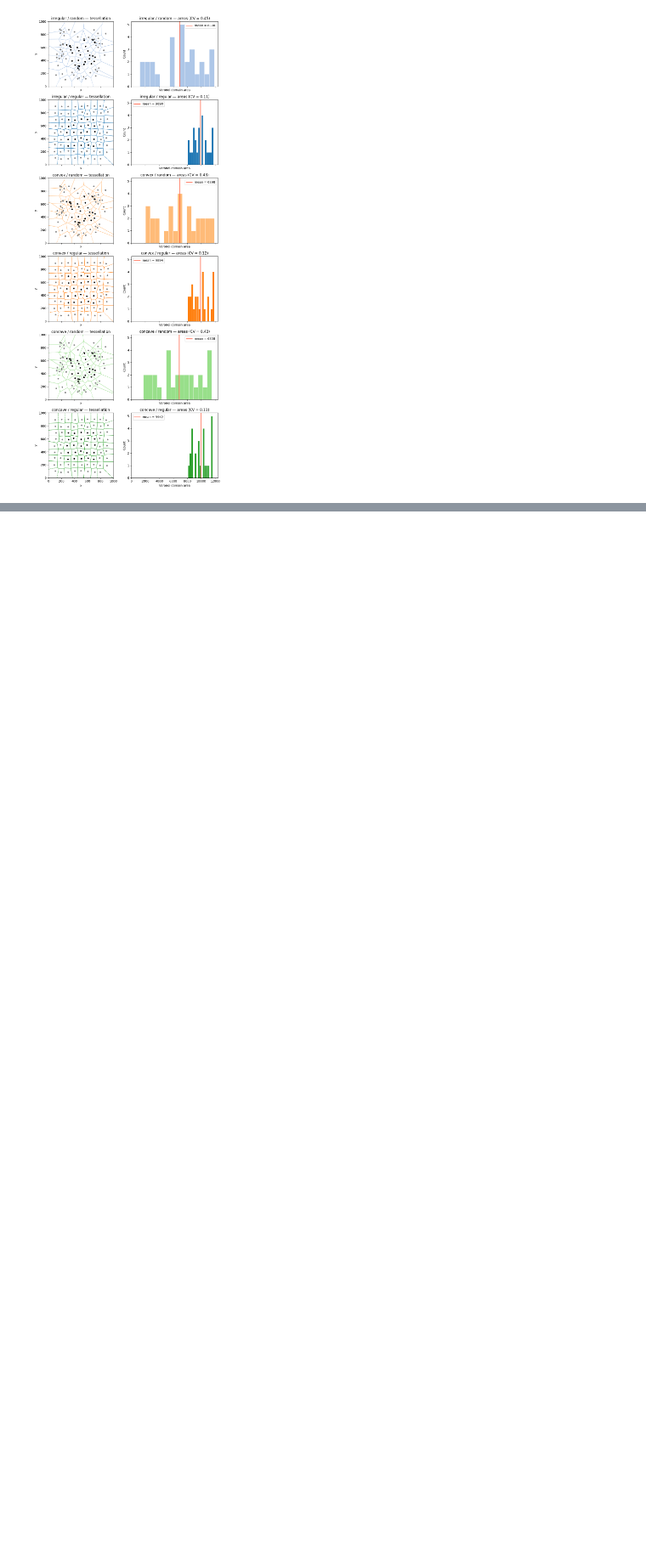
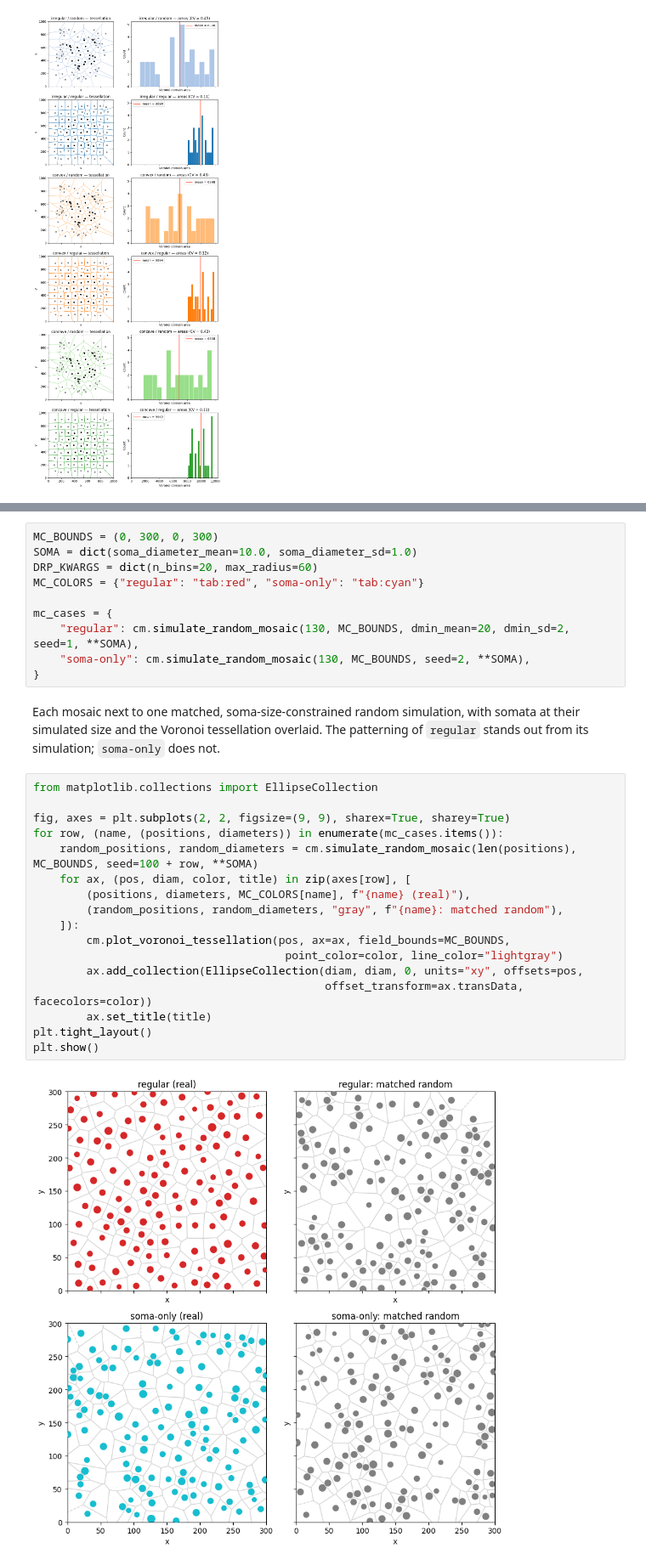
Before and after one commit to berenslab/cell_mosaics, a Jupyter notebook: notebooks/demo.ipynb, the cells around one changed output, grey strips where cells are left out. Shown at 85% size. Cells and saved outputs as stored; diff of their text form; blank space fills up the shorter version.

```diff
--- a/notebooks/demo.ipynb
+++ b/notebooks/demo.ipynb
@@ -218,0 +239,34 @@ plt.show()
+# %%
+MC_BOUNDS = (0, 300, 0, 300)
+SOMA = dict(soma_diameter_mean=10.0, soma_diameter_sd=1.0)
+DRP_KWARGS = dict(n_bins=20, max_radius=60)
+MC_COLORS = {"regular": "tab:red", "soma-only": "tab:cyan"}
+
+mc_cases = {
+    "regular": cm.simulate_random_mosaic(130, MC_BOUNDS, dmin_mean=20, dmin_sd=2, seed=1, **SOMA),
+    "soma-only": cm.simulate_random_mosaic(130, MC_BOUNDS, seed=2, **SOMA),
+}
+# %% [markdown]
+Each mosaic next to one matched, soma-size-constrained random simulation,
+with somata at their simulated size and the Voronoi tessellation overlaid.
+The patterning of `regular` stands out from its simulation; `soma-only`
+does not.
+# %%
+from matplotlib.collections import EllipseCollection
+
+fig, axes = plt.subplots(2, 2, figsize=(9, 9), sharex=True, sharey=True)
+for row, (name, (positions, diameters)) in enumerate(mc_cases.items()):
+    random_positions, random_diameters = cm.simulate_random_mosaic(len(positions), MC_BOUNDS, seed=100 + row, **SOMA)
+    for ax, (pos, diam, color, title) in zip(axes[row], [
+        (positions, diameters, MC_COLORS[name], f"{name} (real)"),
+        (random_positions, random_diameters, "gray", f"{name}: matched random"),
+    ]):
+        cm.plot_voronoi_tessellation(pos, ax=ax, field_bounds=MC_BOUNDS,
+                                      point_color=color, line_color="lightgray")
+        ax.add_collection(EllipseCollection(diam, diam, 0, units="xy", offsets=pos,
+                                            offset_transform=ax.transData, facecolors=color))
+        ax.set_title(title)
+plt.tight_layout()
+plt.show()
+# %% [output]
+[figure, added]
```
Also changed, not shown: parts of 8 cells of this notebook, 10 other files.
